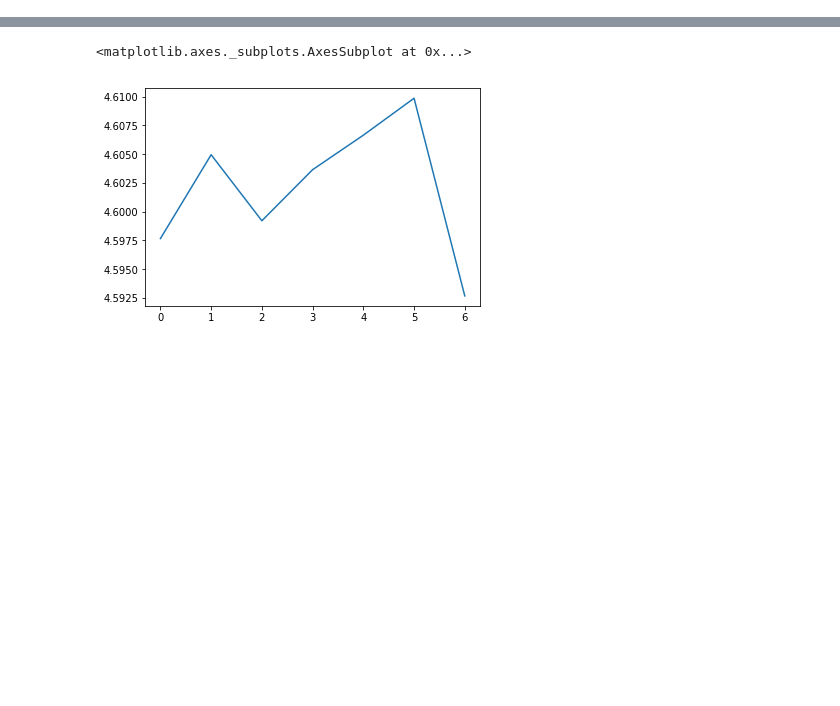
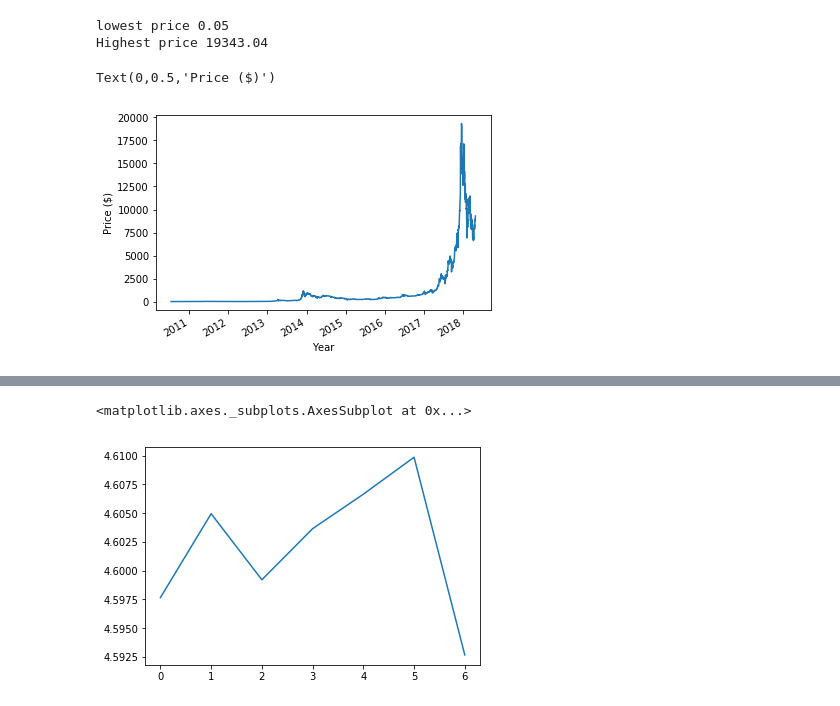
Before and after one commit to Tinkaa/Bitcoin_prediction, a Jupyter notebook: bitcoin_analysis_logscale.ipynb, the cells around one changed output, grey strips where cells are left out. Saved outputs shown, nothing was run; the diff lists cells and outputs as text; code cells hidden in the pictures; blank space fills up the shorter version.

```diff
--- a/bitcoin_analysis_logscale.ipynb
+++ b/bitcoin_analysis_logscale.ipynb
@@ -23,6 +23,19 @@ df["Dataindex"] = df.index                        ## Keep index, could be useful
 df.index=df.Date
 df.index=df.index.to_datetime()
 df=df.drop(columns=['Date'])
+# %%
+print('lowest price' ,min(df['Close Price']))
+print('Highest price',max(df['Close Price']))
+# %% [output]
+lowest price 0.05
+Highest price 19343.04
+# %%
+df['Close Price'].plot()
+plt.xlabel('Year')
+plt.ylabel('Price ($)')
+# %% [output]
+Text(0,0.5,'Price ($)')
+[figure, added]
 # %%
 #take log scale
 df['Close Price']=np.log(df['Close Price'])
```
Also changed, not shown: parts of 10 cells of this notebook.
